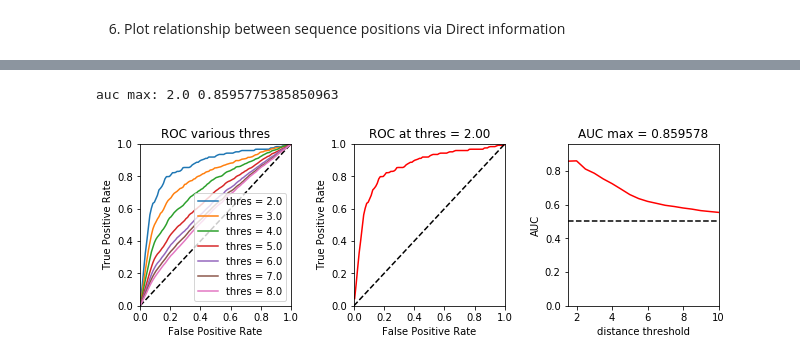
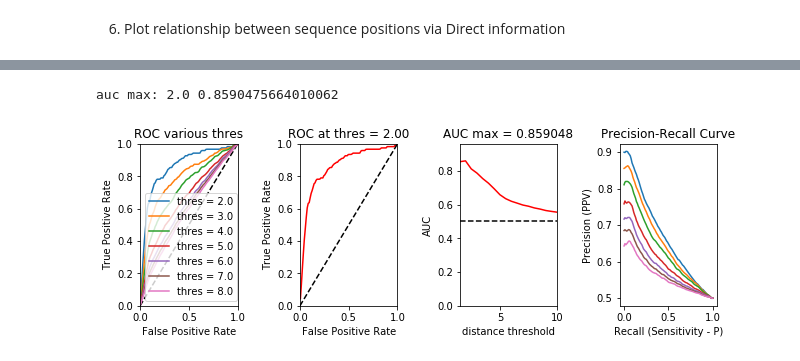
Before and after one commit to evancresswell/DCA_ER_old, a Jupyter notebook: ecc_DCA_ER.ipynb, the cells around one changed output, grey strips where cells are left out. Saved outputs shown, nothing was run; the diff lists cells and outputs as text; code cells hidden in the pictures.

Commit message:
added precision curve to ecc_DCA_ER.ipynb. Next need to add DCA for comparison

```diff
--- a/ecc_DCA_ER.ipynb
+++ b/ecc_DCA_ER.ipynb
@@ -369,38 +351,46 @@ p0,tp0,fp0 = tools.roc_curve(ct,di,ct_thres[i0])
 iplot = [1,3,5,7,9,11,13]
 plt.figure(figsize=(9.0,3.2))
 
-plt.subplot2grid((1,3),(0,0))
+plt.subplot2grid((1,4),(0,0))
 plt.title('ROC various thres')
 plt.plot([0,1],[0,1],'k--')
 for i in iplot:
     p,tp,fp = tools.roc_curve(ct,di,ct_thres[i])
     plt.plot(fp,tp,label='thres = %s'%ct_thres[i])
 
 plt.xlim([0,1])
 plt.ylim([0,1])
 plt.xlabel('False Positive Rate')
 plt.ylabel('True Positive Rate')
 plt.legend()
 
-plt.subplot2grid((1,3),(0,1))
+plt.subplot2grid((1,4),(0,1))
 plt.title('ROC at thres = %3.2f'%(ct_thres[i0]))
 plt.plot(fp0,tp0,'r-')
 plt.plot([0,1],[0,1],'k--')
 plt.xlim([0,1])
 plt.ylim([0,1])
 plt.xlabel('False Positive Rate')
 plt.ylabel('True Positive Rate')
 
-plt.subplot2grid((1,3),(0,2))
+plt.subplot2grid((1,4),(0,2))
 plt.title('AUC max = %f' %(auc[i0]))
 plt.plot([ct_thres.min(),ct_thres.max()],[0.5,0.5],'k--')
 plt.plot(ct_thres,auc,'r-')
 plt.xlim([ct_thres.min(),ct_thres.max()])
 plt.ylim([0,auc.max()+0.1])
 plt.xlabel('distance threshold')
 plt.ylabel('AUC')
 
+plt.subplot2grid((1,4),(0,3))
+plt.title('Precision-Recall Curve')
+for i in iplot:
+    p,tp,fp = tools.roc_curve(ct,di,ct_thres[i])
+    plt.plot( p,tp / (tp + fp),label='thres = %s'%ct_thres[i])
+plt.xlabel('Recall (Sensitivity - P)')
+plt.ylabel('Precision (PPV)')
+
 plt.tight_layout(h_pad=1, w_pad=1.5)
 # %% [output]
-auc max: 2.0 0.8595775385850963
+auc max: 2.0 0.8590475664010062
-[figure, old version]
+[figure, new version]
```
Also changed, not shown: parts of 5 cells of this notebook, 6 other files.
